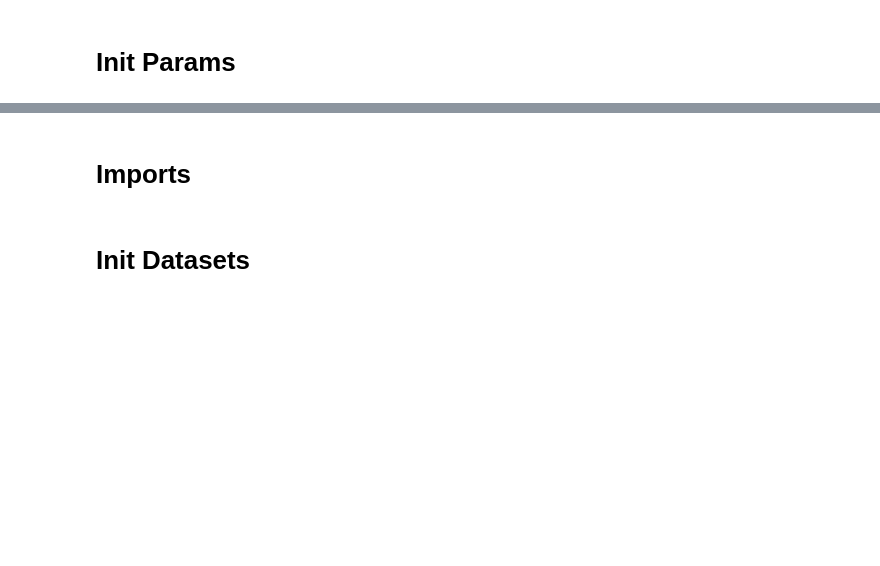
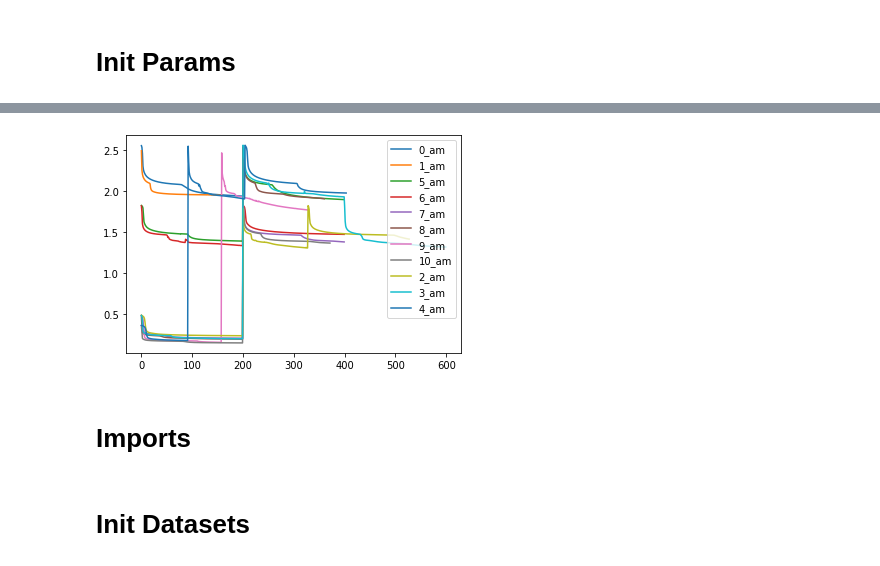
Before and after one commit to ROpdam/recommender_comparison, a Jupyter notebook: CF_RNN_GS.ipynb, the cells around one changed output, grey strips where cells are left out. Cells and saved outputs as stored; diff of their text form; code cells hidden in the pictures; blank space fills up the shorter version.

```diff
--- a/CF_RNN_GS.ipynb
+++ b/CF_RNN_GS.ipynb
@@ -35,5 +35,5 @@ res_ext = file_name[:2]
 total_items = len(df.item_id.unique())
 first_model_id = str(0) + '_' + res_ext
 # %%
-# all_models = pd.read_pickle(path + 'results/' + res_ext + '/all_models')
+all_models = pd.read_pickle(path + 'results/' + res_ext + '/all_models')
 # new_model_id = str(int(all_models.model_id.max()[0]) + 1) + '_' + res_ext
@@ -40,3 +55,10 @@ first_model_id = str(0) + '_' + res_ext
+# %%
+for value in all_models['loss']:
+    plt.plot(value)
+    plt.legend(all_models['model_id'])
+plt.show()
+# %% [output]
+[figure, added]
 # %%
 params = {
 'model_id':first_model_id,
```
Also changed, not shown: parts of 6 cells of this notebook, 1 other file.
